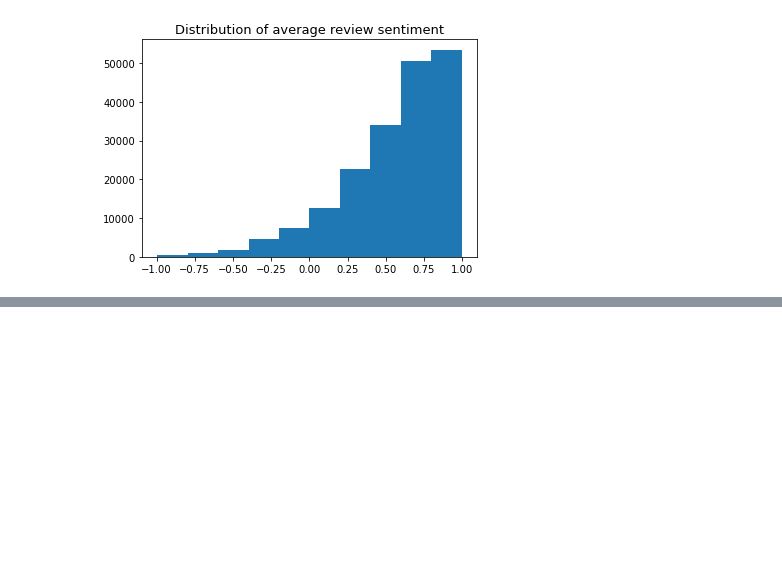
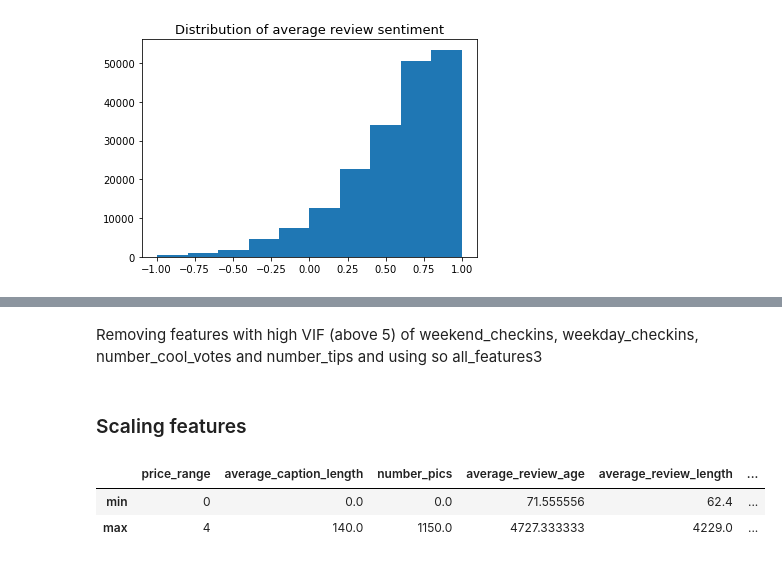
Before and after one commit to Noorahaapa/Yelprestaurantratings, a Jupyter notebook: Yelpratings.ipynb, the cells around one changed output, grey strips where cells are left out. Saved outputs shown, nothing was run; the diff lists cells and outputs as text; code cells hidden in the pictures; blank space fills up the shorter version.

Commit message:
Added dealing with multicollinearity

```diff
--- a/Yelpratings.ipynb
+++ b/Yelpratings.ipynb
@@ -426,0 +522,12 @@ With the features in scope of the excercise the model with all the features minu
+# %% [markdown]
+Removing features with high VIF (above 5) of weekend_checkins, weekday_checkins, number_cool_votes and number_tips and using so all_features3
+# %% [markdown]
+### Scaling features
+# %%
+#checking the max and min values to see if they are much larger than 1 as test indicate multicollinearity
+df_numeric_features3=df[numeric_features3]
+df_numeric_features3.agg([min, max])
+# %% [output]
+|  | price_range | average_caption_length | number_pics | average_review_age | average_review_length | ... |
+| min | 0 | 0.0 | 0.0 | 71.555556 | 62.4 | ... |
+| max | 4 | 140.0 | 1150.0 | 4727.333333 | 4229.0 | ... |
```
Also changed, not shown: parts of 18 cells of this notebook.
